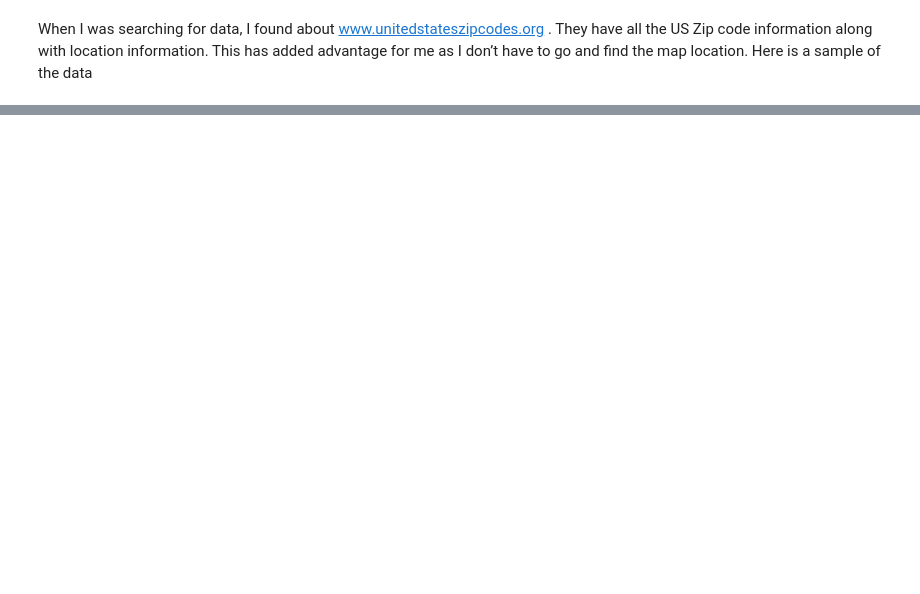
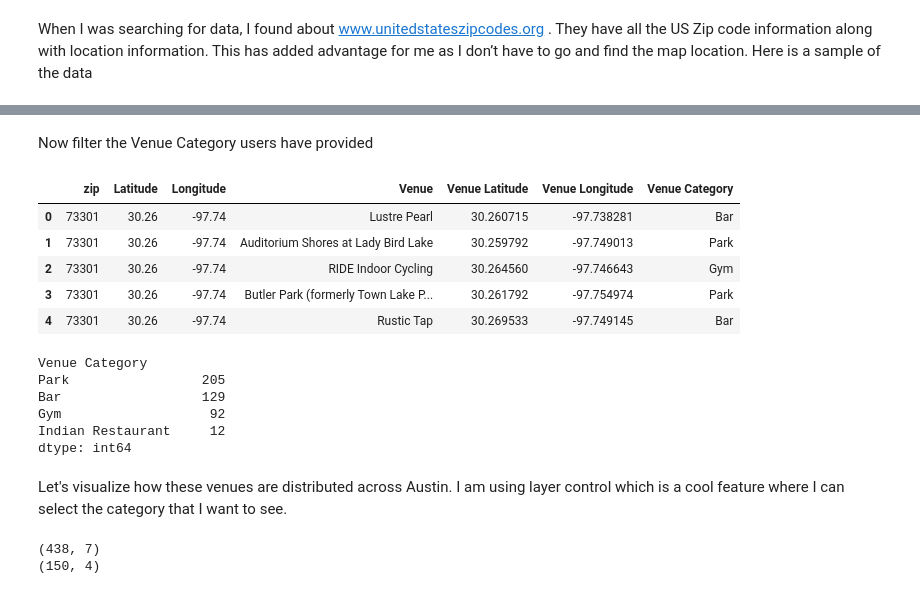
Before and after one commit to thirukumaran13/Coursera_Capstone, a Jupyter notebook: capstone_project_find_best_locality.ipynb, the cells around one changed output, grey strips where cells are left out. Drawn from its saved outputs; the diff is of its cells as text; code cells hidden in the pictures; blank space fills up the shorter version.

```diff
--- a/capstone_project_find_best_locality.ipynb
+++ b/capstone_project_find_best_locality.ipynb
@@ -29,0 +298,30 @@ I can find the near by places from Foursquare for each of these zip code for the
+# %% [markdown]
+Now filter the Venue Category users have provided
+# %%
+new_city_neighbor_filtered=new_city_neighbor[new_city_neighbor['Venue Category'].isin(my_preference)].reset_index(drop=True)
+new_city_neighbor_filtered.head()
+# %% [output]
+|  | zip | Latitude | Longitude | Venue | Venue Latitude | Venue Longitude | Venue Category |
+| 0 | 73301 | 30.26 | -97.74 | Lustre Pearl | 30.260715 | -97.738281 | Bar |
+| 1 | 73301 | 30.26 | -97.74 | Auditorium Shores at Lady Bird Lake | 30.259792 | -97.749013 | Park |
+| 2 | 73301 | 30.26 | -97.74 | RIDE Indoor Cycling | 30.264560 | -97.746643 | Gym |
+| 3 | 73301 | 30.26 | -97.74 | Butler Park (formerly Town Lake P... | 30.261792 | -97.754974 | Park |
+| 4 | 73301 | 30.26 | -97.74 | Rustic Tap | 30.269533 | -97.749145 | Bar |
+# %%
+new_city_neighbor_filtered[['Venue Category']].value_counts()
+# %% [output]
+Venue Category
+Park                 205
+Bar                  129
+Gym                   92
+Indian Restaurant     12
+dtype: int64
+# %% [markdown]
+Let's visualize how these venues are distributed across Austin. I am using layer control which is a cool feature where I can select the category that I want to see.
+# %%
+unique_venus=new_city_neighbor_filtered[['Venue','Venue Latitude','Venue Longitude','Venue Category']].drop_duplicates()
+print(new_city_neighbor_filtered.shape)
+print(unique_venus.shape)
+# %% [output]
+(438, 7)
+(150, 4)
```
Also changed, not shown: parts of 60 cells of this notebook, 4 other files.
